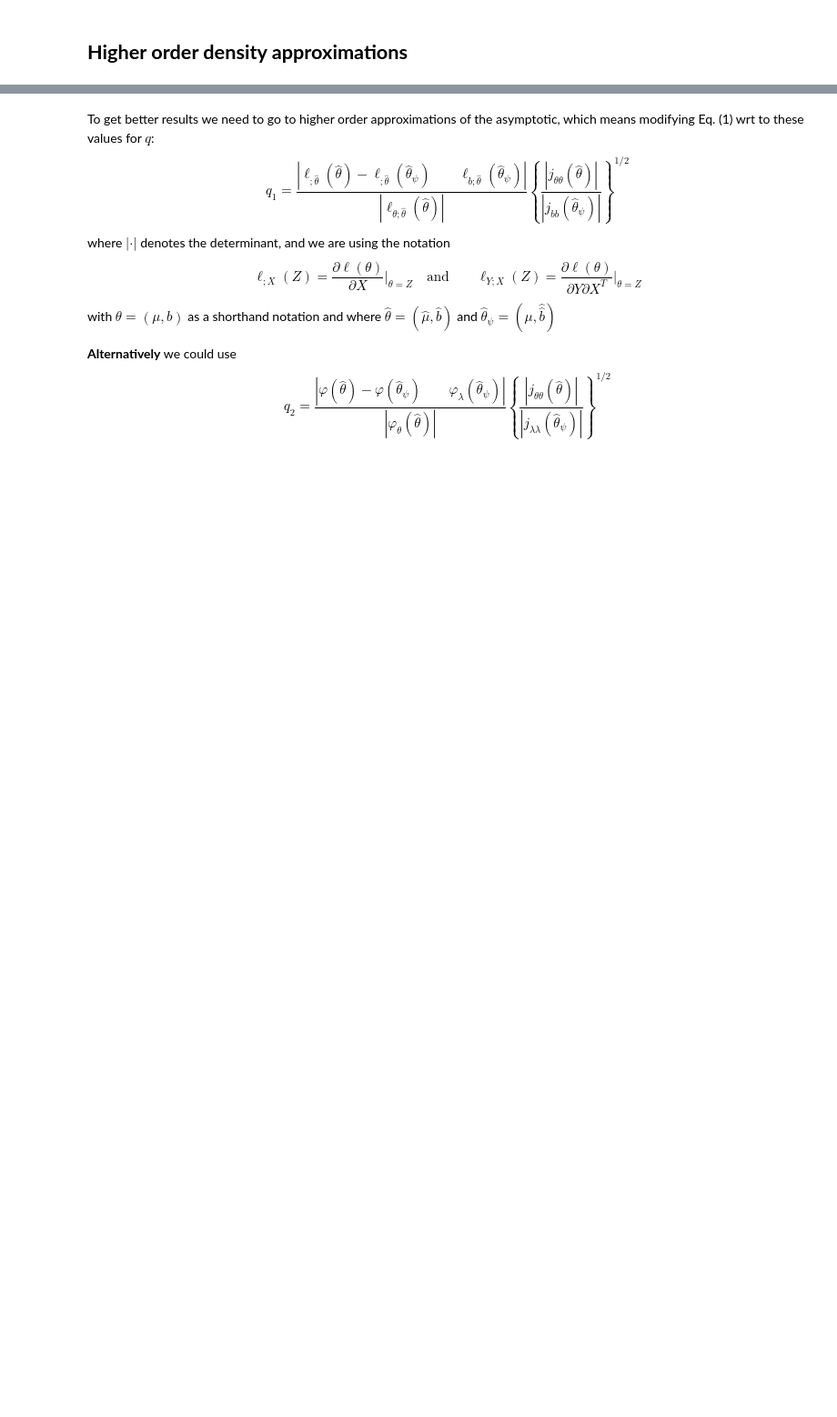
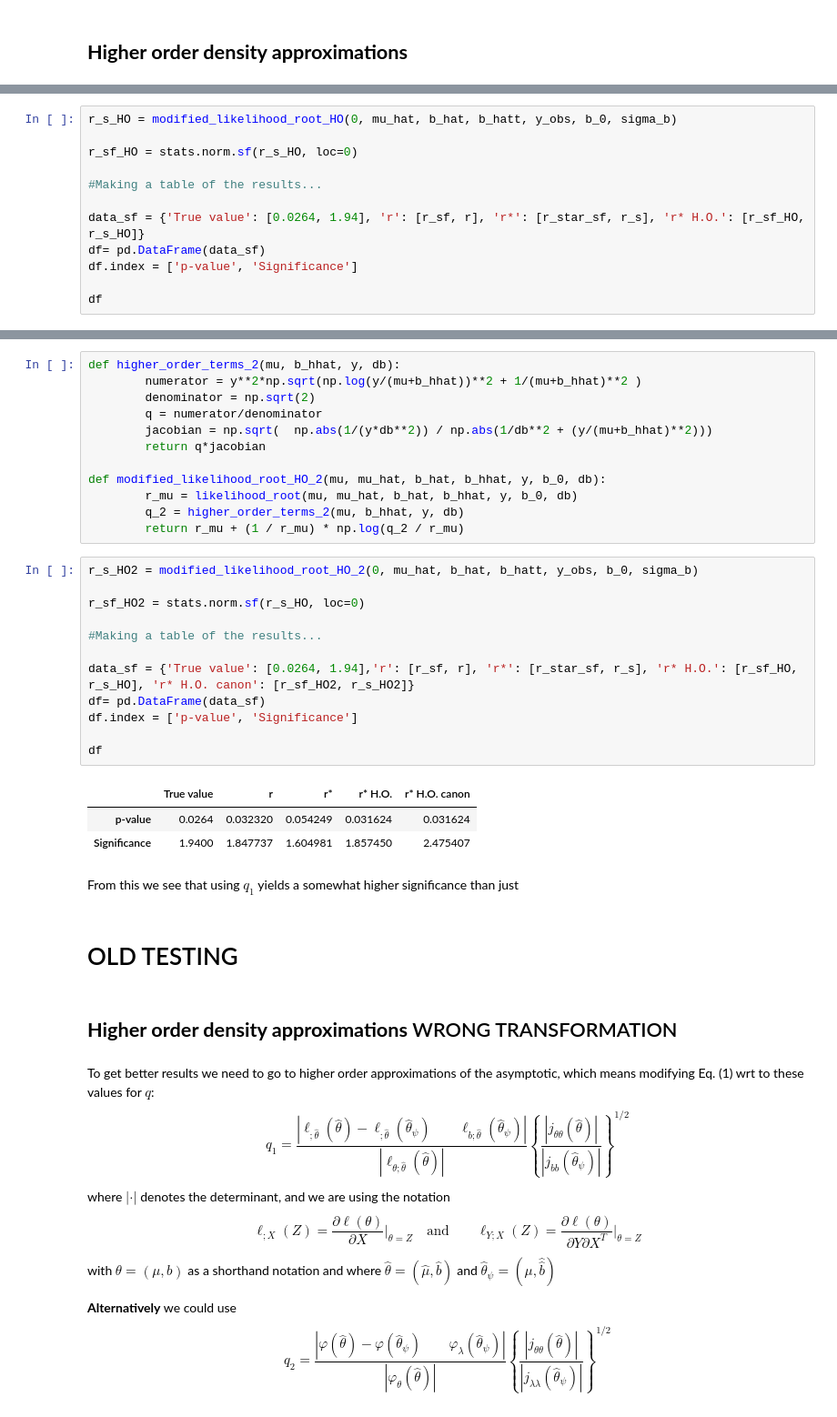
Before and after one commit to rubenguevara/Higher-order-asymptotics-HEP, a Jupyter notebook: NP_test.ipynb, the cells around one changed output, grey strips where cells are left out. Shown at 91% size. Saved outputs shown, nothing was run; the diff lists cells and outputs as text; blank space fills up the shorter version.

```diff
--- a/NP_test.ipynb
+++ b/NP_test.ipynb
@@ -155,0 +322,12 @@ df
+# %%
+r_s_HO = modified_likelihood_root_HO(0, mu_hat, b_hat, b_hatt, y_obs, b_0, sigma_b)
+
+r_sf_HO = stats.norm.sf(r_s_HO, loc=0)
+
+#Making a table of the results...
+
+data_sf = {'True value': [0.0264, 1.94], 'r': [r_sf, r], 'r*': [r_star_sf, r_s], 'r* H.O.': [r_sf_HO, r_s_HO]}
+df= pd.DataFrame(data_sf)
+df.index = ['p-value', 'Significance']
+
+df
@@ -156,3 +390,37 @@ df
+# %%
+def higher_order_terms_2(mu, b_hhat, y, db):
+        numerator = y**2*np.sqrt(np.log(y/(mu+b_hhat))**2 + 1/(mu+b_hhat)**2 )
+        denominator = np.sqrt(2)
+        q = numerator/denominator
+        jacobian = np.sqrt(  np.abs(1/(y*db**2)) / np.abs(1/db**2 + (y/(mu+b_hhat)**2)))
+        return q*jacobian
+
+def modified_likelihood_root_HO_2(mu, mu_hat, b_hat, b_hhat, y, b_0, db):
+        r_mu = likelihood_root(mu, mu_hat, b_hat, b_hhat, y, b_0, db)
+        q_2 = higher_order_terms_2(mu, b_hhat, y, db)
+        return r_mu + (1 / r_mu) * np.log(q_2 / r_mu)
+# %%
+r_s_HO2 = modified_likelihood_root_HO_2(0, mu_hat, b_hat, b_hatt, y_obs, b_0, sigma_b)
+
+r_sf_HO2 = stats.norm.sf(r_s_HO, loc=0)
+
+#Making a table of the results...
+
+data_sf = {'True value': [0.0264, 1.94],'r': [r_sf, r], 'r*': [r_star_sf, r_s], 'r* H.O.': [r_sf_HO, r_s_HO], 'r* H.O. canon': [r_sf_HO2, r_s_HO2]}
+df= pd.DataFrame(data_sf)
+df.index = ['p-value', 'Significance']
+
+df
+# %% [output]
+|  | True value | r | r* | r* H.O. | r* H.O. canon |
+| p-value | 0.0264 | 0.032320 | 0.054249 | 0.031624 | 0.031624 |
+| Significance | 1.9400 | 1.847737 | 1.604981 | 1.857450 | 2.475407 |
+# %% [markdown]
+From this we see that using $q_1$ yields a somewhat higher significance than just
+# %% [markdown]
+# OLD TESTING
+# %% [markdown]
+## **Higher order density approximations**  WRONG TRANSFORMATION
 # %% [markdown]
 To get better results we need to go to higher order approximations of the asymptotic, which means modifying Eq. (1) wrt to these values for $q$:
 $$
```
Also changed, not shown: parts of 28 cells of this notebook.
